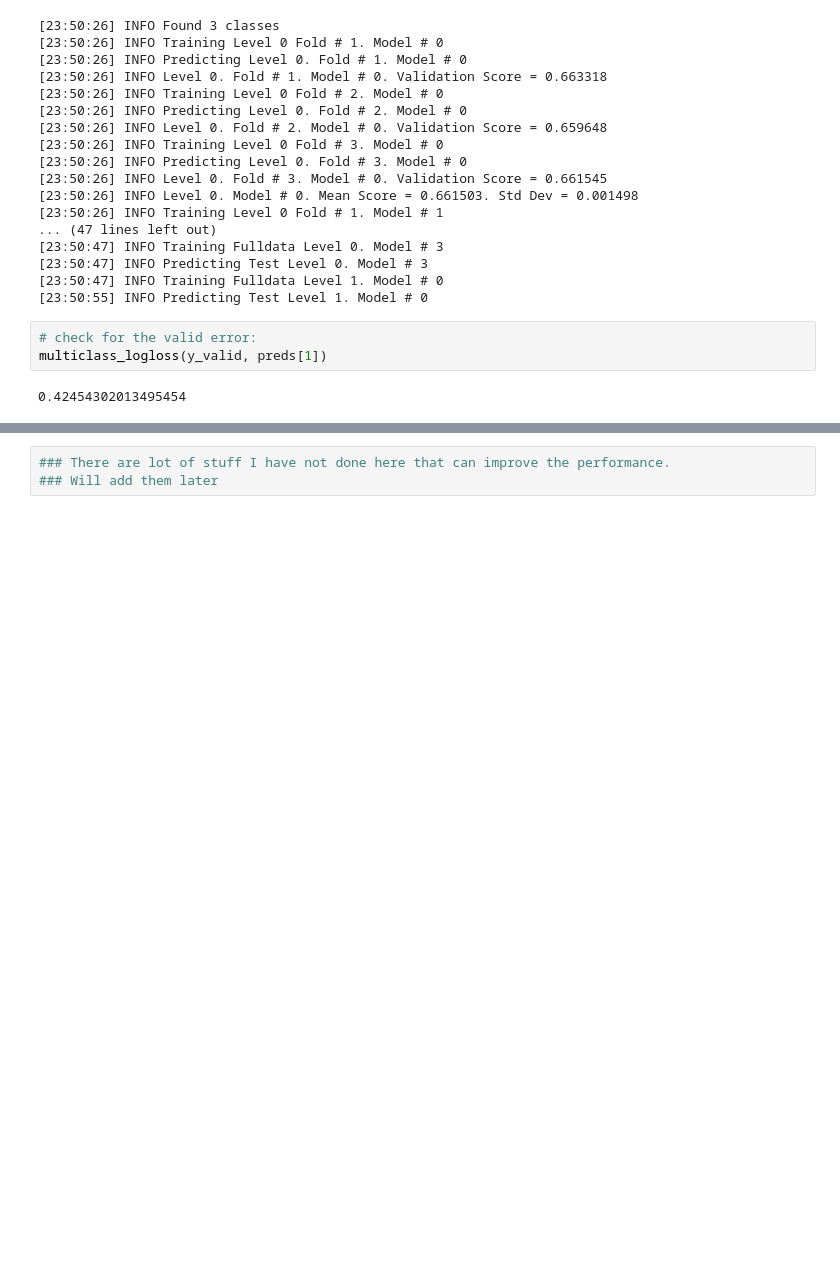
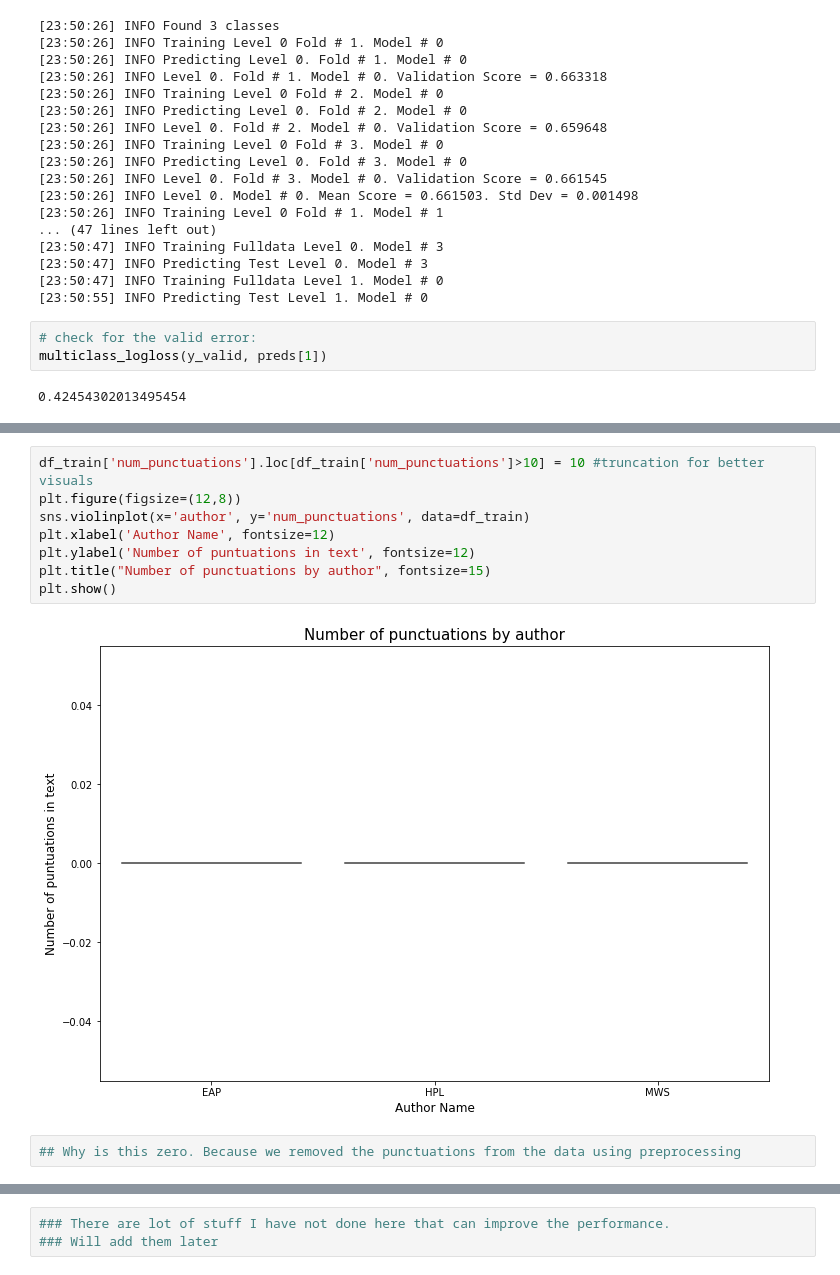
Before and after one commit to kaustav1987/Spooky-Author-Identification, a Jupyter notebook: Spooky Author Identification Kaustav.ipynb, the cells around one changed output, grey strips where cells are left out. Cells and saved outputs as stored; diff of their text form; blank space fills up the shorter version.

```diff
--- a/Spooky Author Identification Kaustav.ipynb
+++ b/Spooky Author Identification Kaustav.ipynb
@@ -936,0 +1069,12 @@ multiclass_logloss(y_valid, preds[1])
+# %%
+df_train['num_punctuations'].loc[df_train['num_punctuations']>10] = 10 #truncation for better visuals
+plt.figure(figsize=(12,8))
+sns.violinplot(x='author', y='num_punctuations', data=df_train)
+plt.xlabel('Author Name', fontsize=12)
+plt.ylabel('Number of puntuations in text', fontsize=12)
+plt.title("Number of punctuations by author", fontsize=15)
+plt.show()
+# %% [output]
+[figure, added]
+# %%
+## Why is this zero. Because we removed the punctuations from the data using preprocessing
```
Also changed, not shown: parts of 33 cells of this notebook.
